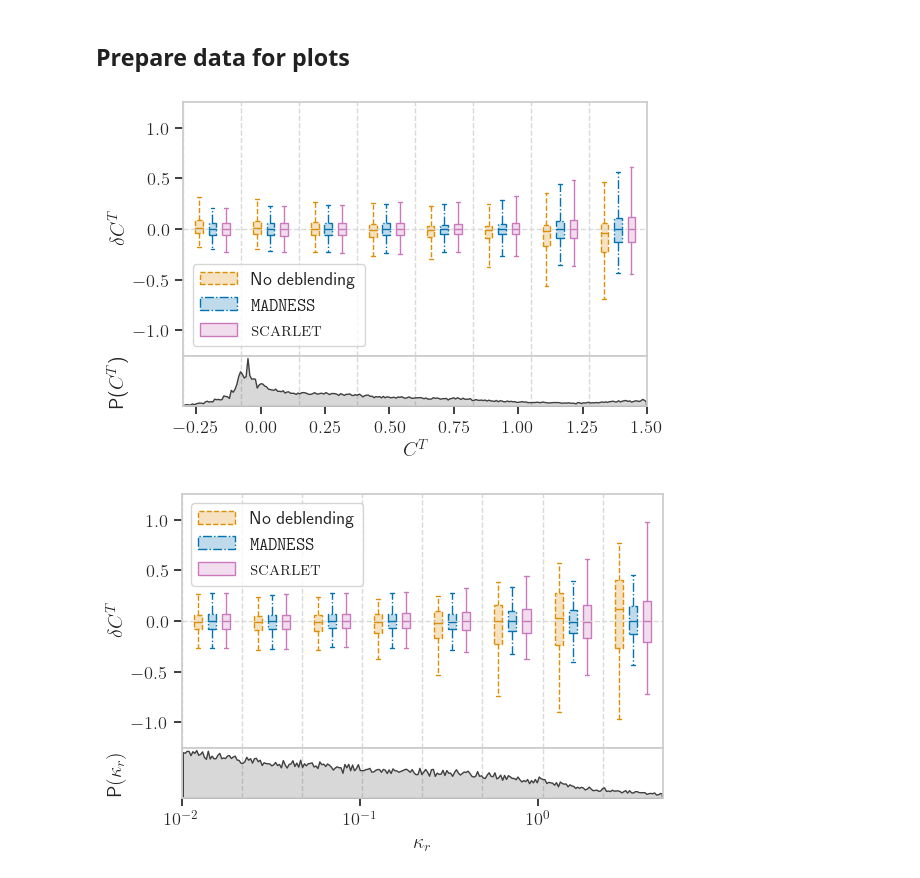
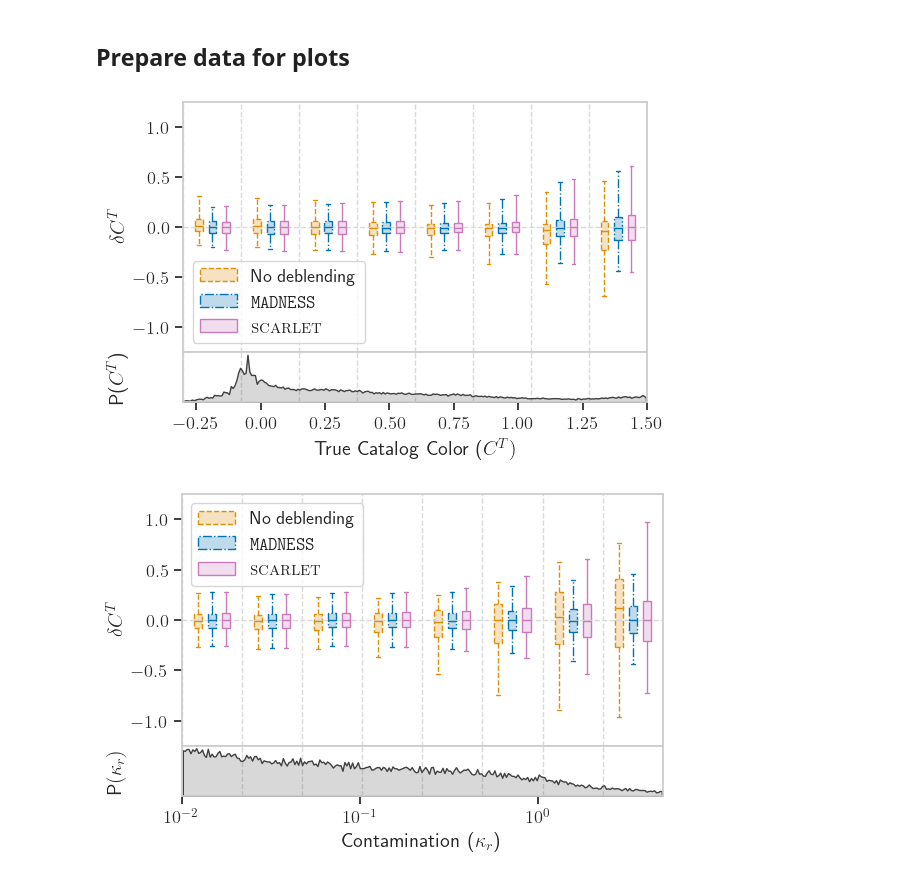
Before and after one commit to b-biswas/madness-benchmark, a Jupyter notebook: notebooks/4.3 Color.ipynb, the cells around one changed output. Drawn from its saved outputs; the diff is of its cells as text; code cells hidden in the pictures.

Commit message:
update x labels

```diff
--- a/notebooks/4.3 Color.ipynb
+++ b/notebooks/4.3 Color.ipynb
@@ -219,35 +219,35 @@ boxplot_color_df = pd.DataFrame(boxplot_color_df)
     z="type",
     xlim=color_limits,
     ylim=(-1.25, 1.25),
     x_scale=None,
     legend=["No deblending", madness_plot_label, scarlet_plot_label],
-    x_label="$C^T$",
+    x_label="True Catalog Color ($C^T)$",
     y_label=r"$\delta C^T$",
     y_label_hist=r"P($C^T$)",
     legend_remove=False,
     legend_location="lower left",
     whis=[5, 95],
     percents=[25, 75],
     palette=[blended_plot_color, madness_plot_color, scarlet_plot_color],  # 0.35,
     nbins=8,
     ls=[blended_plot_ls, madness_plot_ls, scarlet_plot_ls],
 )
 plt.savefig(
     os.path.join(
         "results",
         "temp",
         "bms_bias_true_color_box_plot.pdf",
     )
 )
 plt.savefig(
     os.path.join(
         "results",
         "temp",
         "bms_bias_true_color_box_plot.png",
     )
 )
 # %% [output]
-[figure, old version]
+[figure, new version]
 # %%
 (
     fig,
@@ -265,7 +265,7 @@ plt.savefig(
     ylim=(-1.25, 1.25),
     x_scale="log",
     legend=["No deblending", madness_plot_label, scarlet_plot_label],
-    x_label=r"$\kappa_r$",
+    x_label=r"Contamination ($\kappa_r$)",
     y_label=r"$\delta C^T$",
     y_label_hist=r"P$(\kappa_r)$",
     legend_remove=False,
@@ -283,7 +283,7 @@ plt.savefig(
     )
 )
 # %% [output]
-[figure, old version]
+[figure, new version]
 # %%
 f, axarr = plt.subplots(2, 1, figsize=(6, 8))
 
```
Also changed, not shown: parts of 4 cells of this notebook.
